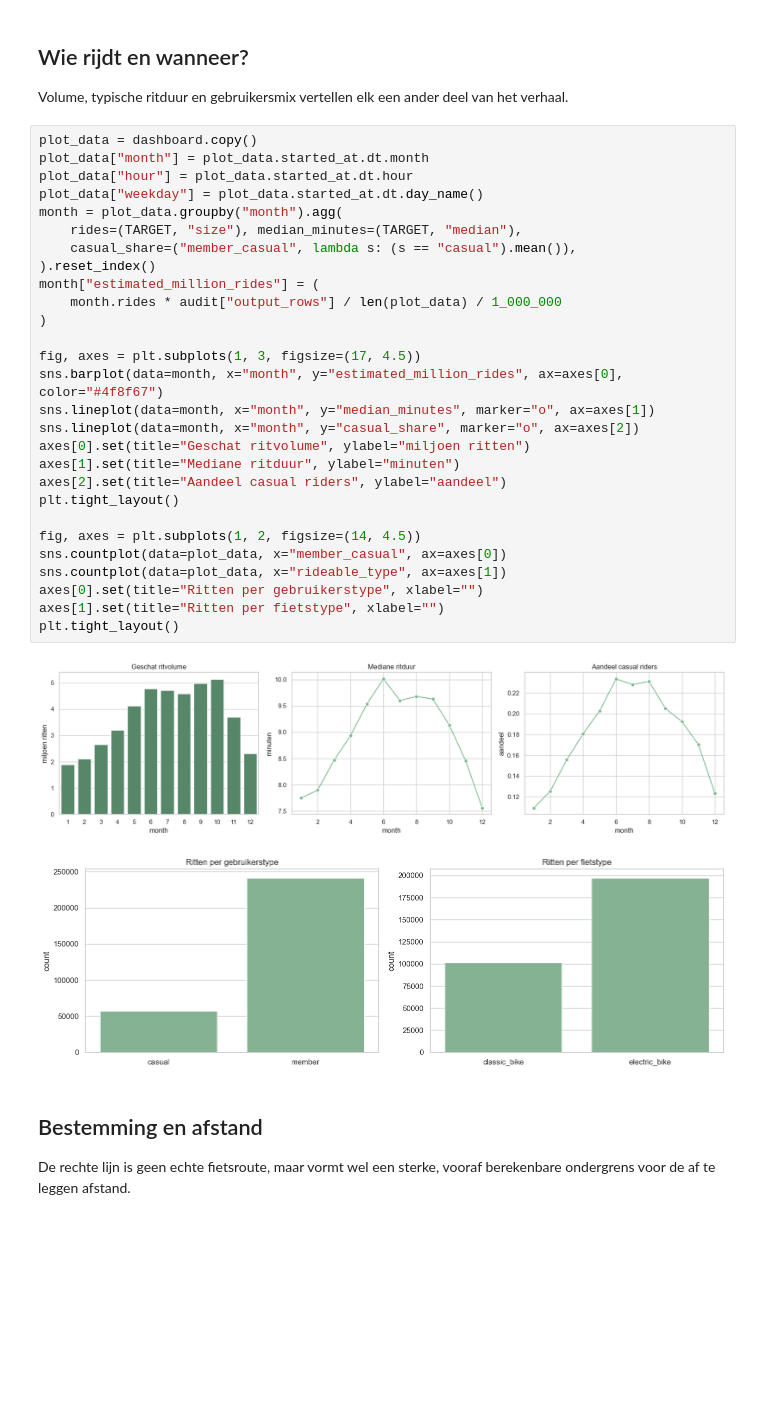
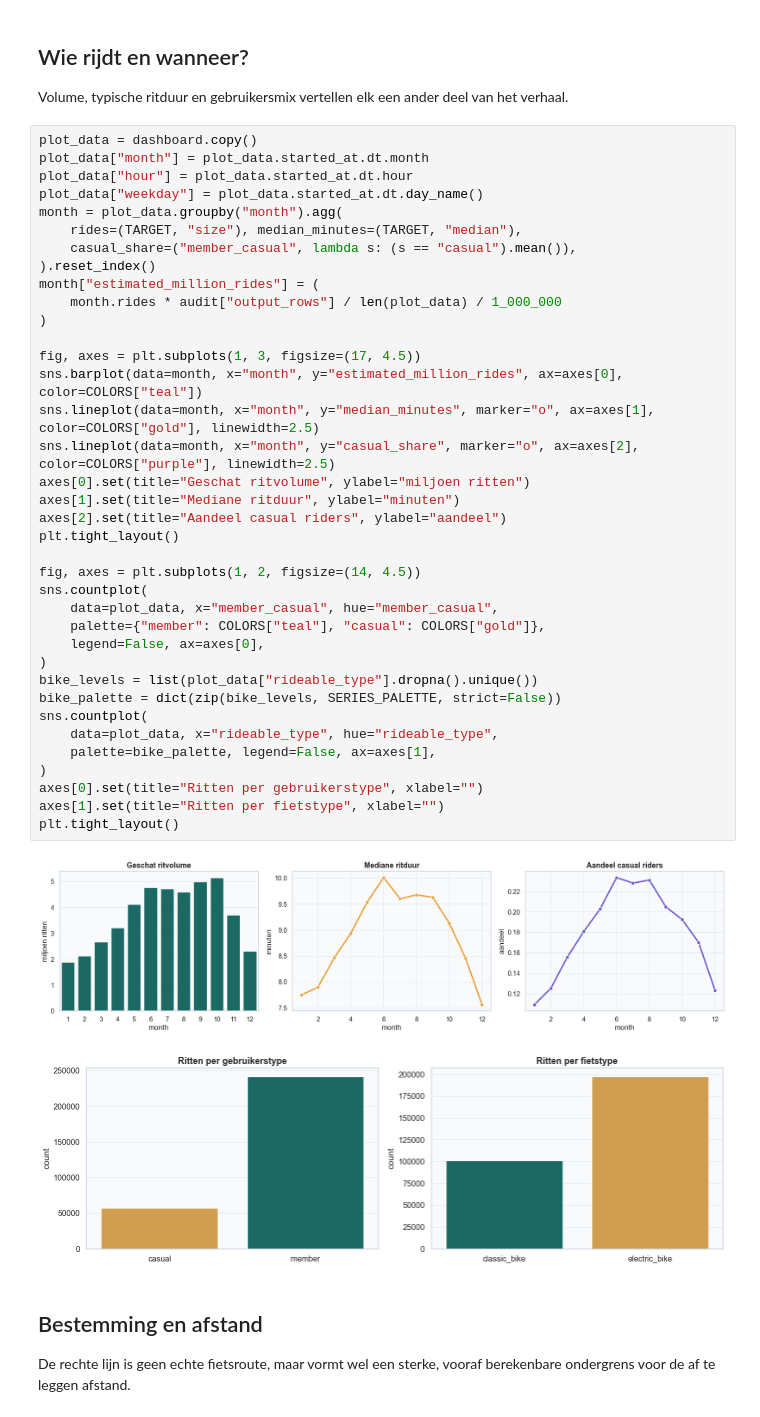
Before and after one commit to dmitcher7/CloudAI-Challenge, a Jupyter notebook: citi_bike/Brent/notebooks/08_model_dashboard.ipynb, the cells around one changed output. Cells and saved outputs as stored; diff of their text form; blank space fills up the shorter version.

```diff
--- a/citi_bike/Brent/notebooks/08_model_dashboard.ipynb
+++ b/citi_bike/Brent/notebooks/08_model_dashboard.ipynb
@@ -223,34 +283,43 @@ Volume, typische ritduur en gebruikersmix vertellen elk een ander deel van het v
 # %%
 plot_data = dashboard.copy()
 plot_data["month"] = plot_data.started_at.dt.month
 plot_data["hour"] = plot_data.started_at.dt.hour
 plot_data["weekday"] = plot_data.started_at.dt.day_name()
 month = plot_data.groupby("month").agg(
     rides=(TARGET, "size"), median_minutes=(TARGET, "median"),
     casual_share=("member_casual", lambda s: (s == "casual").mean()),
 ).reset_index()
 month["estimated_million_rides"] = (
     month.rides * audit["output_rows"] / len(plot_data) / 1_000_000
 )
 
 fig, axes = plt.subplots(1, 3, figsize=(17, 4.5))
-sns.barplot(data=month, x="month", y="estimated_million_rides", ax=axes[0], color="#4f8f67")
-sns.lineplot(data=month, x="month", y="median_minutes", marker="o", ax=axes[1])
-sns.lineplot(data=month, x="month", y="casual_share", marker="o", ax=axes[2])
+sns.barplot(data=month, x="month", y="estimated_million_rides", ax=axes[0], color=COLORS["teal"])
+sns.lineplot(data=month, x="month", y="median_minutes", marker="o", ax=axes[1], color=COLORS["gold"], linewidth=2.5)
+sns.lineplot(data=month, x="month", y="casual_share", marker="o", ax=axes[2], color=COLORS["purple"], linewidth=2.5)
 axes[0].set(title="Geschat ritvolume", ylabel="miljoen ritten")
 axes[1].set(title="Mediane ritduur", ylabel="minuten")
 axes[2].set(title="Aandeel casual riders", ylabel="aandeel")
 plt.tight_layout()
 
 fig, axes = plt.subplots(1, 2, figsize=(14, 4.5))
-sns.countplot(data=plot_data, x="member_casual", ax=axes[0])
-sns.countplot(data=plot_data, x="rideable_type", ax=axes[1])
+sns.countplot(
+    data=plot_data, x="member_casual", hue="member_casual",
+    palette={"member": COLORS["teal"], "casual": COLORS["gold"]},
+    legend=False, ax=axes[0],
+)
+bike_levels = list(plot_data["rideable_type"].dropna().unique())
+bike_palette = dict(zip(bike_levels, SERIES_PALETTE, strict=False))
+sns.countplot(
+    data=plot_data, x="rideable_type", hue="rideable_type",
+    palette=bike_palette, legend=False, ax=axes[1],
+)
 axes[0].set(title="Ritten per gebruikerstype", xlabel="")
 axes[1].set(title="Ritten per fietstype", xlabel="")
 plt.tight_layout()
 # %% [output]
-[figure, old version]
+[figure, new version]
-[figure, old version]
+[figure, new version]
 # %% [markdown]
 ## Bestemming en afstand
 
```
Also changed, not shown: parts of 14 cells of this notebook, 21 other files.
